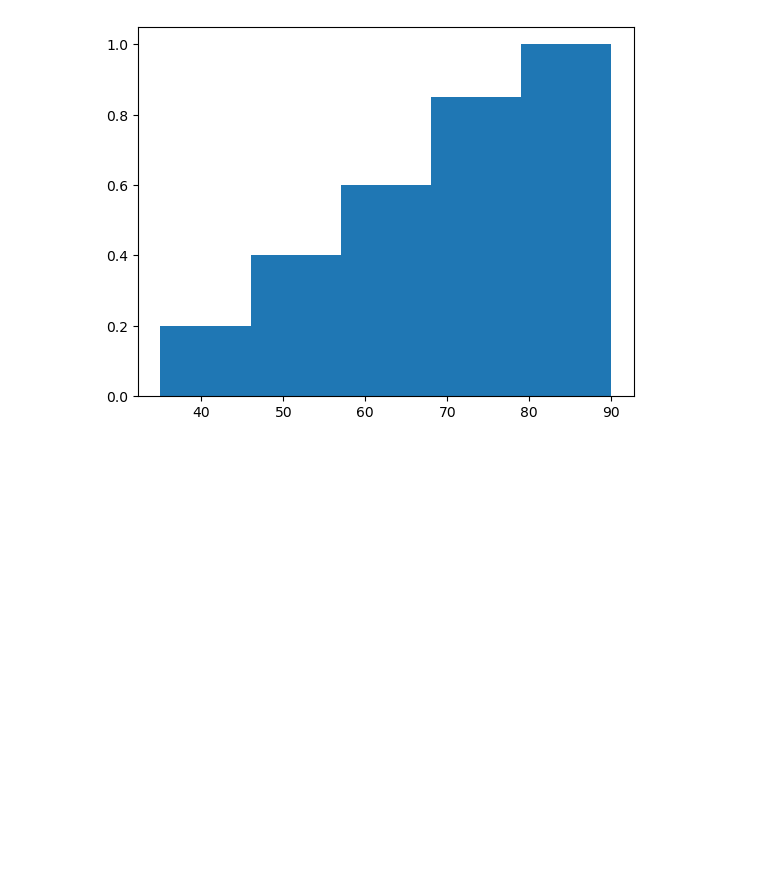
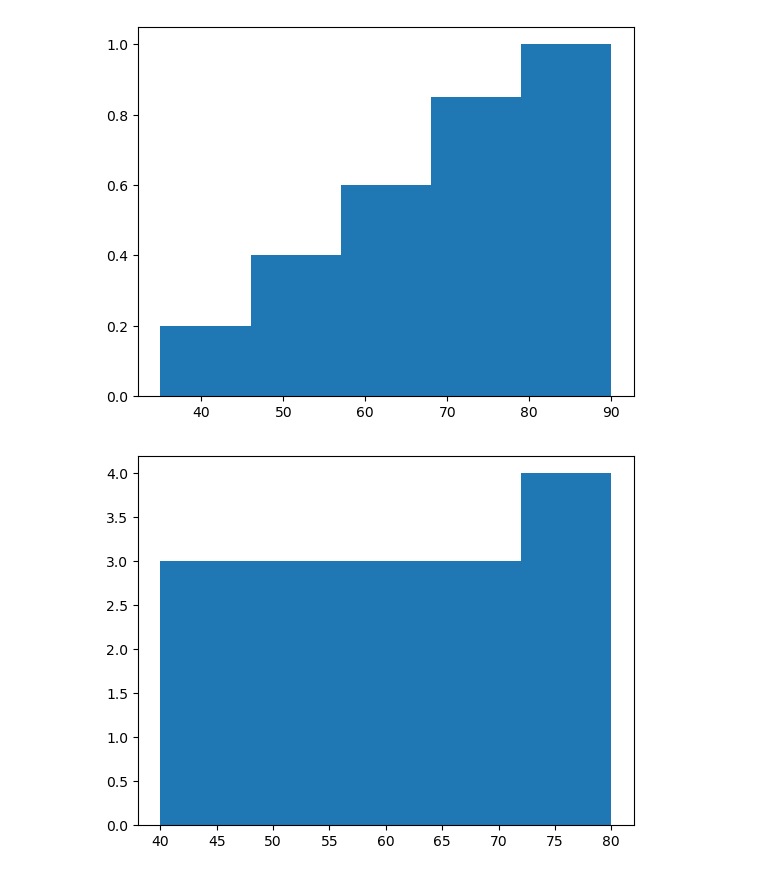
Before and after one commit to Rishabhp22/Python_Revision, a Jupyter notebook: Day24.ipynb, the cells around one changed output. Saved outputs shown, nothing was run; the diff lists cells and outputs as text; code cells hidden in the pictures; blank space fills up the shorter version.

Commit message:
Day24 complete Histogram.

```diff
--- a/Day24.ipynb
+++ b/Day24.ipynb
@@ -171,3 +171,8 @@ plt.hist(marks, bins=5, cumulative=True, density=True)
 plt.show()
 # %% [output]
 [figure]
+# %%
+plt.hist(marks, bins=5, range=(40, 80))
+plt.show()
+# %% [output]
+[figure, added]
```
Also changed, not shown: parts of 4 cells of this notebook.
